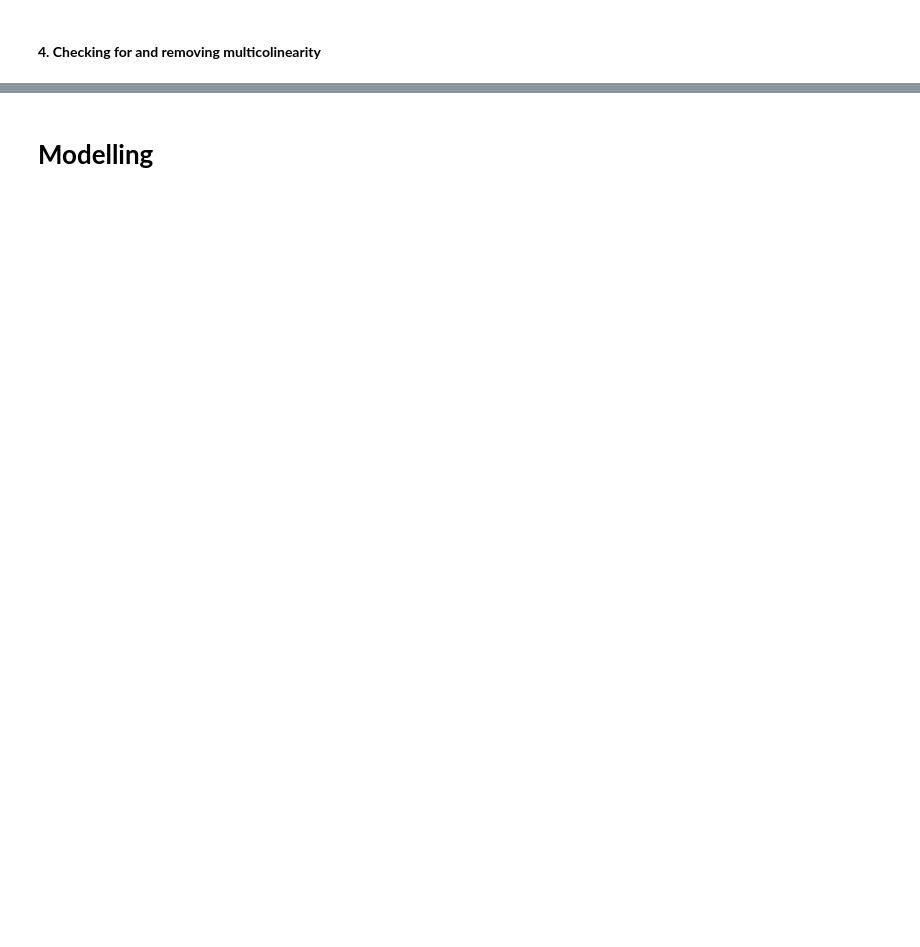
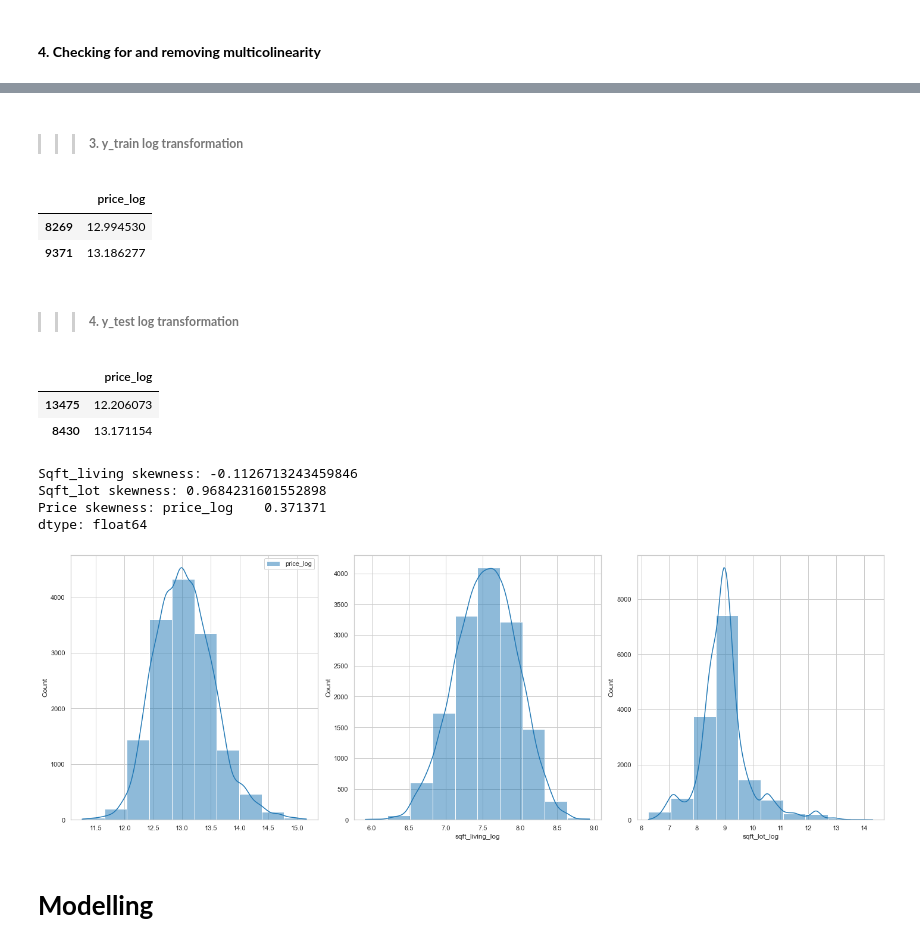
Before and after one commit to FridahKimathi/House-Sales-in-King-County-Washington-USA, a Jupyter notebook: index.ipynb, the cells around one changed output, grey strips where cells are left out. Drawn from its saved outputs; the diff is of its cells as text; code cells hidden in the pictures; blank space fills up the shorter version.

```diff
--- a/index.ipynb
+++ b/index.ipynb
@@ -349,0 +453,14 @@ kc_new_df[['price_log', 'sqft_living_log','sqft_lot_log']].hist(figsize=(12,6));
+# %%
+# Log transformation on continuous features to reduce skewness and data variablility
+
+# Instantiate a custom transformer for log transformation
+log_transformer = FunctionTransformer(np.log, validate=True)
+new_log_columns = ['sqft_living_log', 'sqft_lot_log']
+
+# Log transform the training columns and convert them into a DataFrame
+X_train_log = pd.DataFrame(log_transformer.fit_transform(X_train[X_cont_columns]),
+                           columns=new_log_columns, index=X_train.index)
+
+# Replacing training columns with transformed versions
+X_train = pd.concat([X_train.drop(X_cont_columns, axis=1), X_train_log], axis=1)
+X_train.head(2)
@@ -350,2 +485,57 @@ kc_new_df[['price_log', 'sqft_living_log','sqft_lot_log']].hist(figsize=(12,6));
+# %% [markdown]
+ > > >   ##### **3. y_train log transformation**
+# %%
+# Log transform the test columns and convert them into a DataFrame
+y_cont_column = ['price']
+new_price_column = ['price_log']
+#Log transform the training columns and convert them into a DataFrame
+y_train_log = pd.DataFrame(log_transformer.fit_transform(y_train[y_cont_column]),
+                           columns=new_price_column, index=y_train.index)
+
+# Replacing training columns with transformed versions
+y_train = pd.concat([y_train.drop(y_cont_column, axis=1), y_train_log], axis=1)
+y_train.head(2)
+# %% [output]
+|  | price_log |
+| 8269 | 12.994530 |
+| 9371 | 13.186277 |
+# %% [markdown]
+ > > >   ##### **4. y_test log transformation**
+# %%
+# Log transform the training columns and convert them into a DataFrame
+y_test_log = pd.DataFrame(log_transformer.fit_transform(y_test[y_cont_column]),
+                          columns=new_price_column, index=y_test.index)
+
+# Replacing training columns with transformed versions
+y_test = pd.concat([y_test.drop(y_cont_column, axis=1), y_test_log], axis=1)
+y_test.head(2)
+# %% [output]
+|  | price_log |
+| 13475 | 12.206073 |
+| 8430 | 13.171154 |
+# %%
+# Showing the skewness of the normalized continuous columns
+print(f'Sqft_living skewness: {X_train[new_log_columns[0]].skew()}')
+print(f'Sqft_lot skewness: {X_train[new_log_columns[1]].skew()}')
+print(f'Price skewness: {y_train[new_price_column].skew()}')
+
+ # Observations:
+    #The skewness has reduced significantly after transformation
+# %% [output]
+Sqft_living skewness: -0.1126713243459846
+Sqft_lot skewness: 0.9684231601552898
+Price skewness: price_log    0.371371
+dtype: float64
+# %%
+# Histogram showing the distribution of the normalized continuous columns
+sns.set_style('whitegrid')
+sns.set_context('notebook')
+fig, (ax1, ax2, ax3) = plt.subplots(ncols=3,figsize=(20,7))
+sns.histplot(y_train[new_price_column],bins=10, kde=True,ax=ax1);
+sns.histplot(X_train[new_log_columns[0]],bins=10,kde=True,ax=ax2)
+sns.histplot(X_train[new_log_columns[1]],bins=10, kde=True,ax=ax3);
+fig.set_tight_layout(True)
+# %% [output]
+[figure, added]
 # %% [markdown]
 # **Modelling**
```
Also changed, not shown: parts of 85 cells of this notebook, 8 other files.
